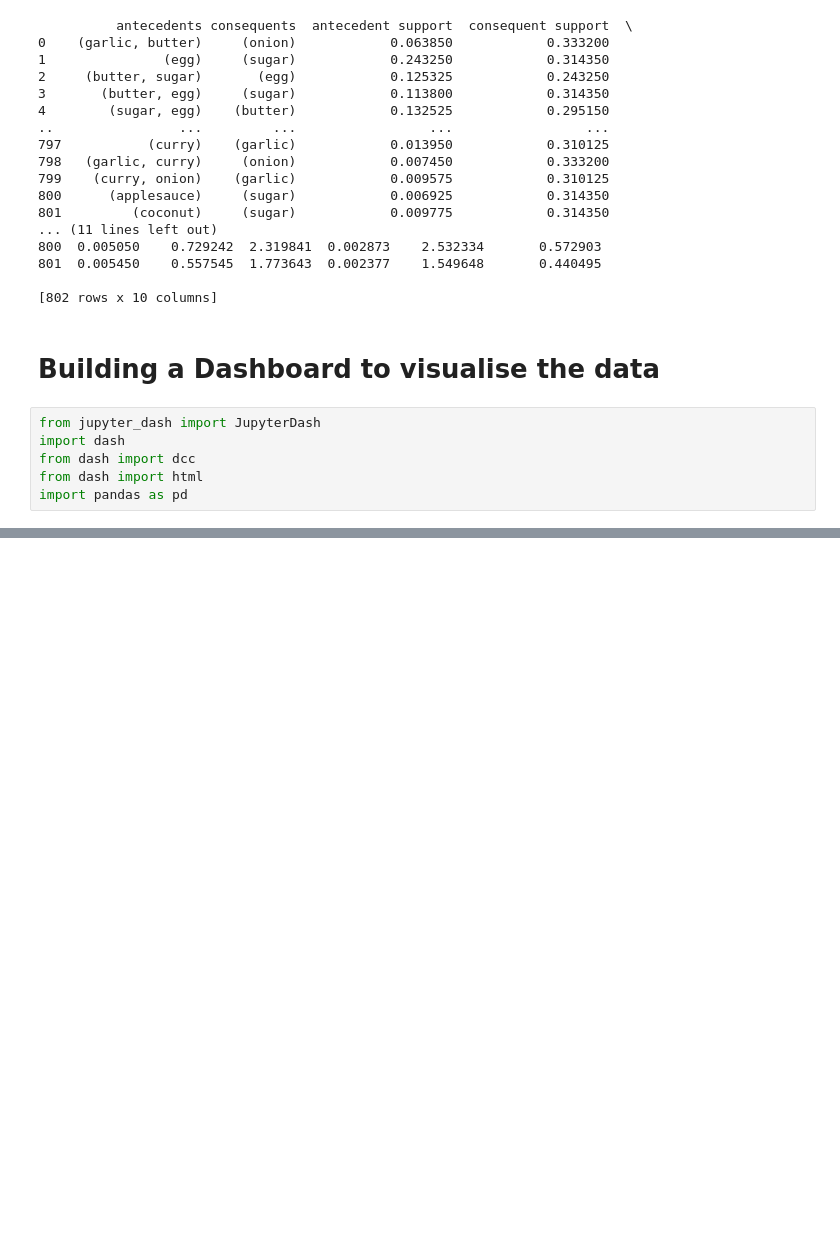
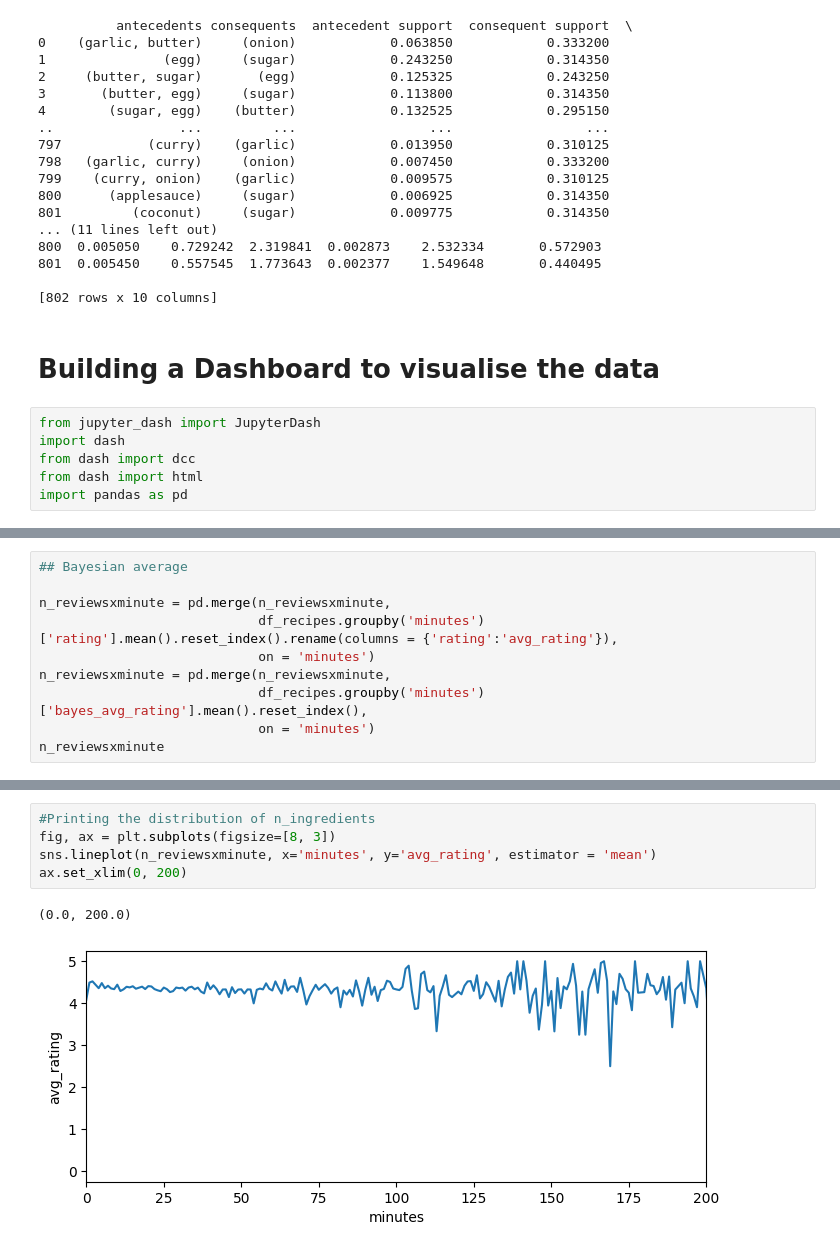
Before and after one commit to arthurcct2023/Python-Recommendation-System-and-Visual-Dashboard, a Jupyter notebook: CA02_ArthurAssis_ML&DV.ipynb, the cells around one changed output, grey strips where cells are left out. Drawn from its saved outputs; the diff is of its cells as text; blank space fills up the shorter version.

```diff
--- a/CA02_ArthurAssis_ML&DV.ipynb
+++ b/CA02_ArthurAssis_ML&DV.ipynb
@@ -1481,0 +1284,10 @@ df.groupby[by='recipe_id']
+# %%
+## Bayesian average
+
+n_reviewsxminute = pd.merge(n_reviewsxminute,
+                            df_recipes.groupby('minutes')['rating'].mean().reset_index().rename(columns = {'rating':'avg_rating'}),
+                            on = 'minutes')
+n_reviewsxminute = pd.merge(n_reviewsxminute,
+                            df_recipes.groupby('minutes')['bayes_avg_rating'].mean().reset_index(),
+                            on = 'minutes')
+n_reviewsxminute
@@ -1481,0 +1341,8 @@ df.groupby[by='recipe_id']
+# %%
+#Printing the distribution of n_ingredients
+fig, ax = plt.subplots(figsize=[8, 3])
+sns.lineplot(n_reviewsxminute, x='minutes', y='avg_rating', estimator = 'mean')
+ax.set_xlim(0, 200)
+# %% [output]
+(0.0, 200.0)
+[figure, added]
```
Also changed, not shown: parts of 72 cells of this notebook, 1 other file.
